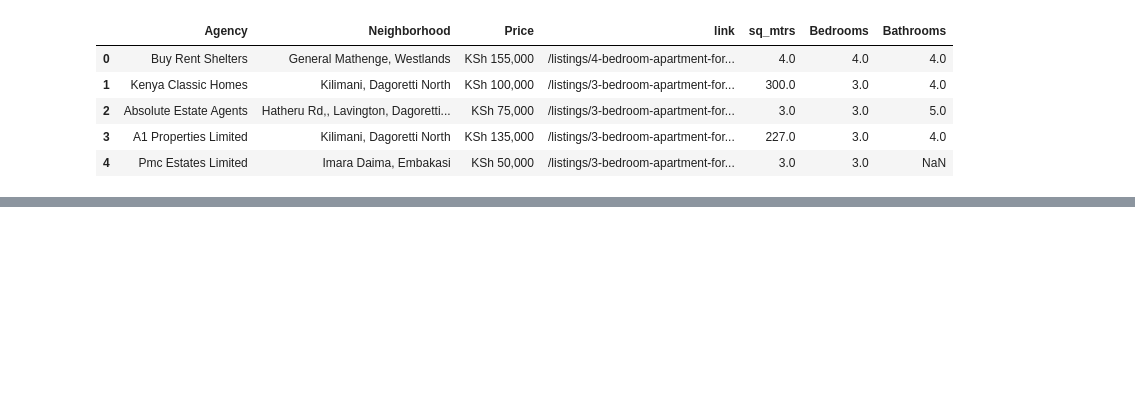
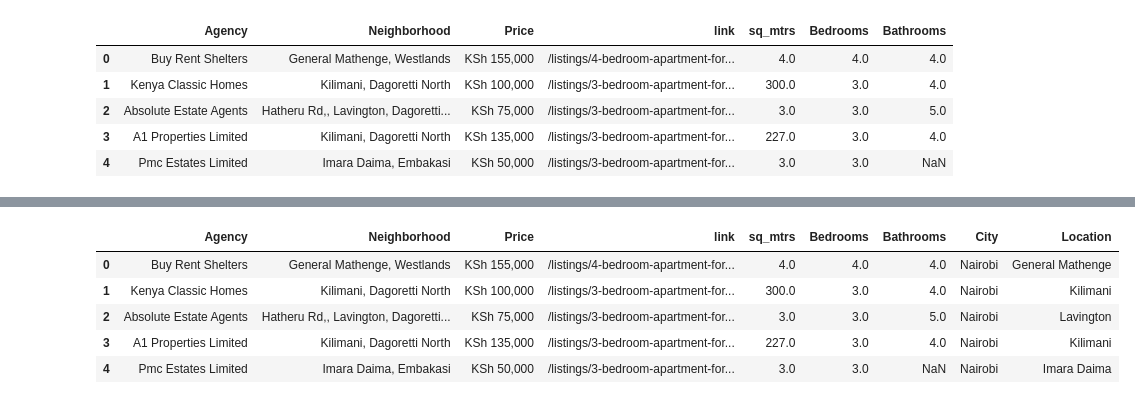
Before and after one commit to Mburu-Elvis/NairobiRentPrices, a Jupyter notebook: data_cons.ipynb, the cells around one changed output, grey strips where cells are left out. Cells and saved outputs as stored; diff of their text form; code cells hidden in the pictures; blank space fills up the shorter version.

```diff
--- a/data_cons.ipynb
+++ b/data_cons.ipynb
@@ -154,3 +261,6 @@ rent_ke.head()
 | 2 | Absolute Estate Agents | Hatheru Rd,, Lavington, Dagoretti... | KSh 75,000 | /listings/3-bedroom-apartment-for... | 3.0 | 3.0 | 5.0 |
 | 3 | A1 Properties Limited | Kilimani, Dagoretti North | KSh 135,000 | /listings/3-bedroom-apartment-for... | 227.0 | 3.0 | 4.0 |
 | 4 | Pmc Estates Limited | Imara Daima, Embakasi | KSh 50,000 | /listings/3-bedroom-apartment-for... | 3.0 | 3.0 | NaN |
+# %%
+neighborhood = rent_ke['Neighborhood']
+neighborhood
@@ -157,3 +280,22 @@ rent_ke.head()
+# %%
+City = []
+Location = []
+
+for loc in neighborhood:
+    house_loc = loc.split(',')
+    City.append('Nairobi')
+    Location.append(house_loc[-2])
+# %%
+rent_ke['City'] = City
+rent_ke['Location'] = Location
+rent_ke.head()
+# %% [output]
+|  | Agency | Neighborhood | Price | link | sq_mtrs | Bedrooms | Bathrooms | City | Location |
+| 0 | Buy Rent Shelters | General Mathenge, Westlands | KSh 155,000 | /listings/4-bedroom-apartment-for... | 4.0 | 4.0 | 4.0 | Nairobi | General Mathenge |
+| 1 | Kenya Classic Homes | Kilimani, Dagoretti North | KSh 100,000 | /listings/3-bedroom-apartment-for... | 300.0 | 3.0 | 4.0 | Nairobi | Kilimani |
+| 2 | Absolute Estate Agents | Hatheru Rd,, Lavington, Dagoretti... | KSh 75,000 | /listings/3-bedroom-apartment-for... | 3.0 | 3.0 | 5.0 | Nairobi | Lavington |
+| 3 | A1 Properties Limited | Kilimani, Dagoretti North | KSh 135,000 | /listings/3-bedroom-apartment-for... | 227.0 | 3.0 | 4.0 | Nairobi | Kilimani |
+| 4 | Pmc Estates Limited | Imara Daima, Embakasi | KSh 50,000 | /listings/3-bedroom-apartment-for... | 3.0 | 3.0 | NaN | Nairobi | Imara Daima |
 # %%
 rent_ke.info()
 # %% [output]
```
Also changed, not shown: parts of 16 cells of this notebook, 3 other files.
